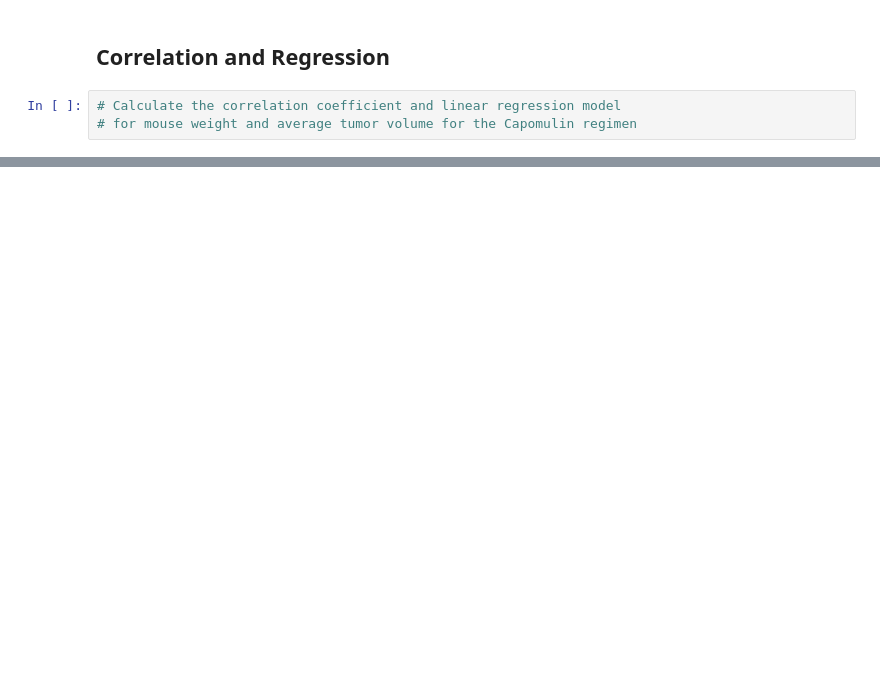
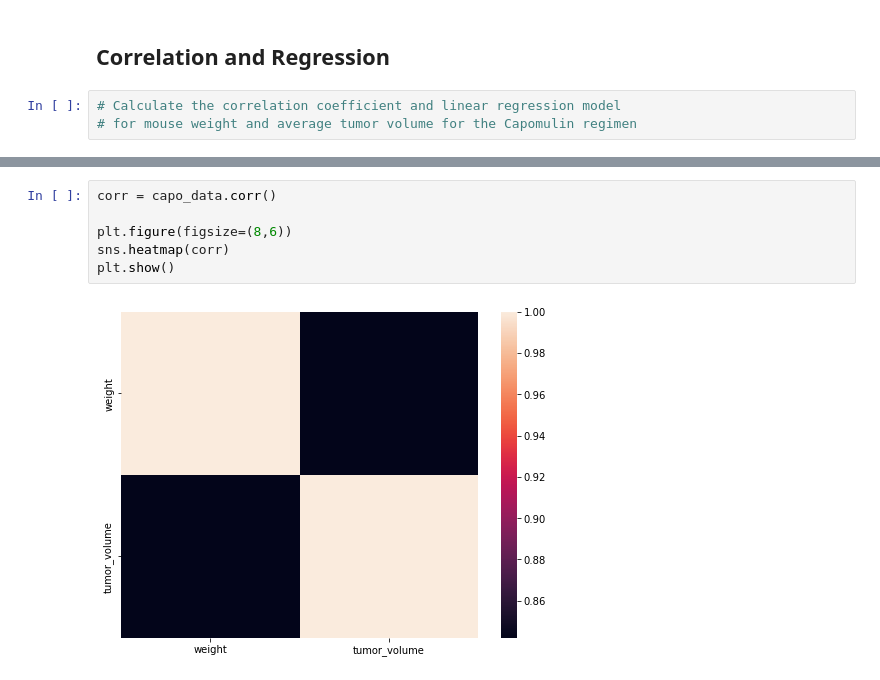
Before and after one commit to WilliamDHughes/SMU_Bootcamp_Repo, a Jupyter notebook: 05-Matplotlib/Instructions/Pymaceuticals/pymaceuticals_WillH_submission.ipynb, the cells around one changed output, grey strips where cells are left out. Saved outputs shown, nothing was run; the diff lists cells and outputs as text; blank space fills up the shorter version.

```diff
--- a/05-Matplotlib/Instructions/Pymaceuticals/pymaceuticals_WillH_submission.ipynb
+++ b/05-Matplotlib/Instructions/Pymaceuticals/pymaceuticals_WillH_submission.ipynb
@@ -335,0 +369,8 @@ plt.show()
+# %%
+corr = capo_data.corr()
+
+plt.figure(figsize=(8,6))
+sns.heatmap(corr)
+plt.show()
+# %% [output]
+[figure, added]
```
Also changed, not shown: parts of 13 cells of this notebook.
